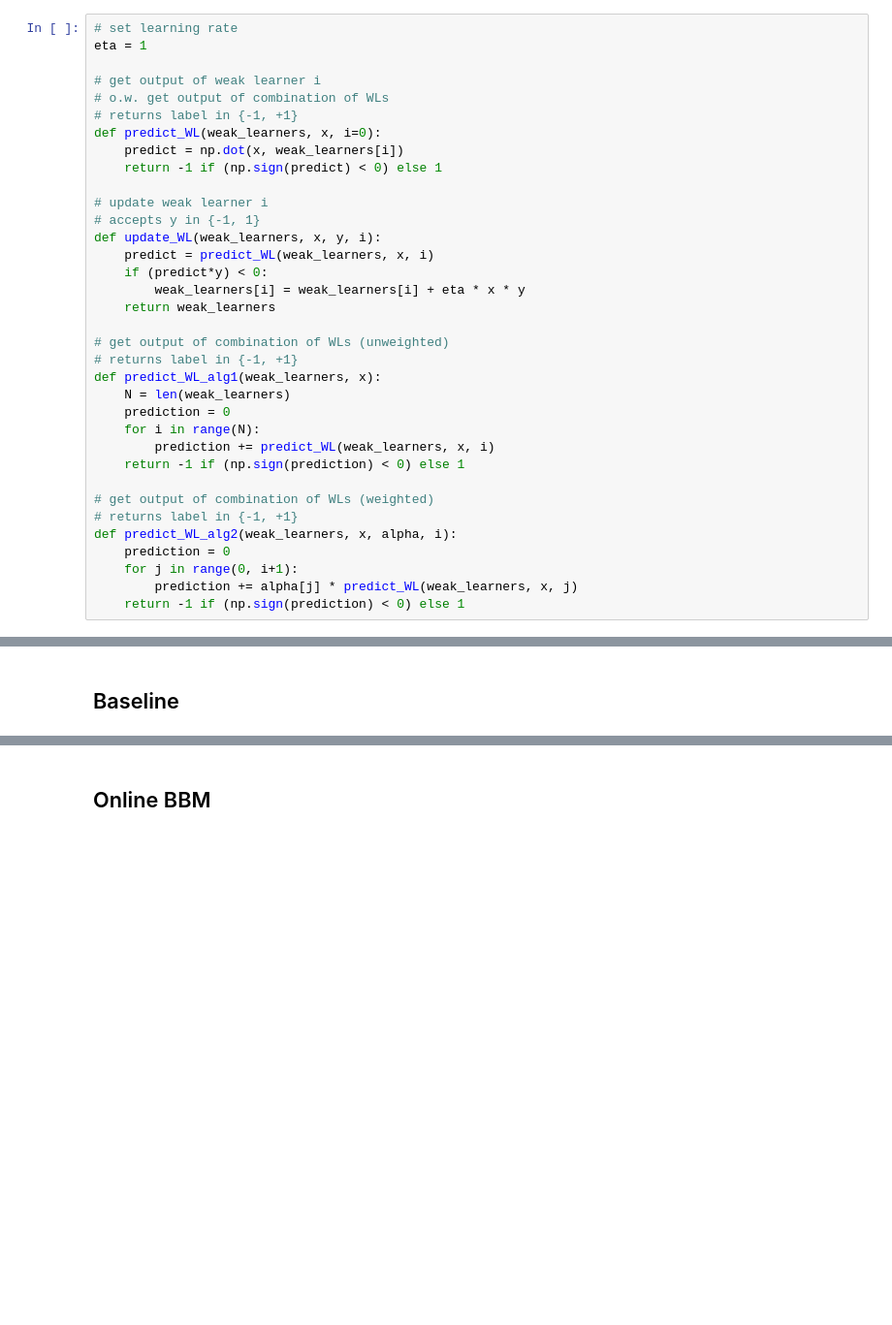
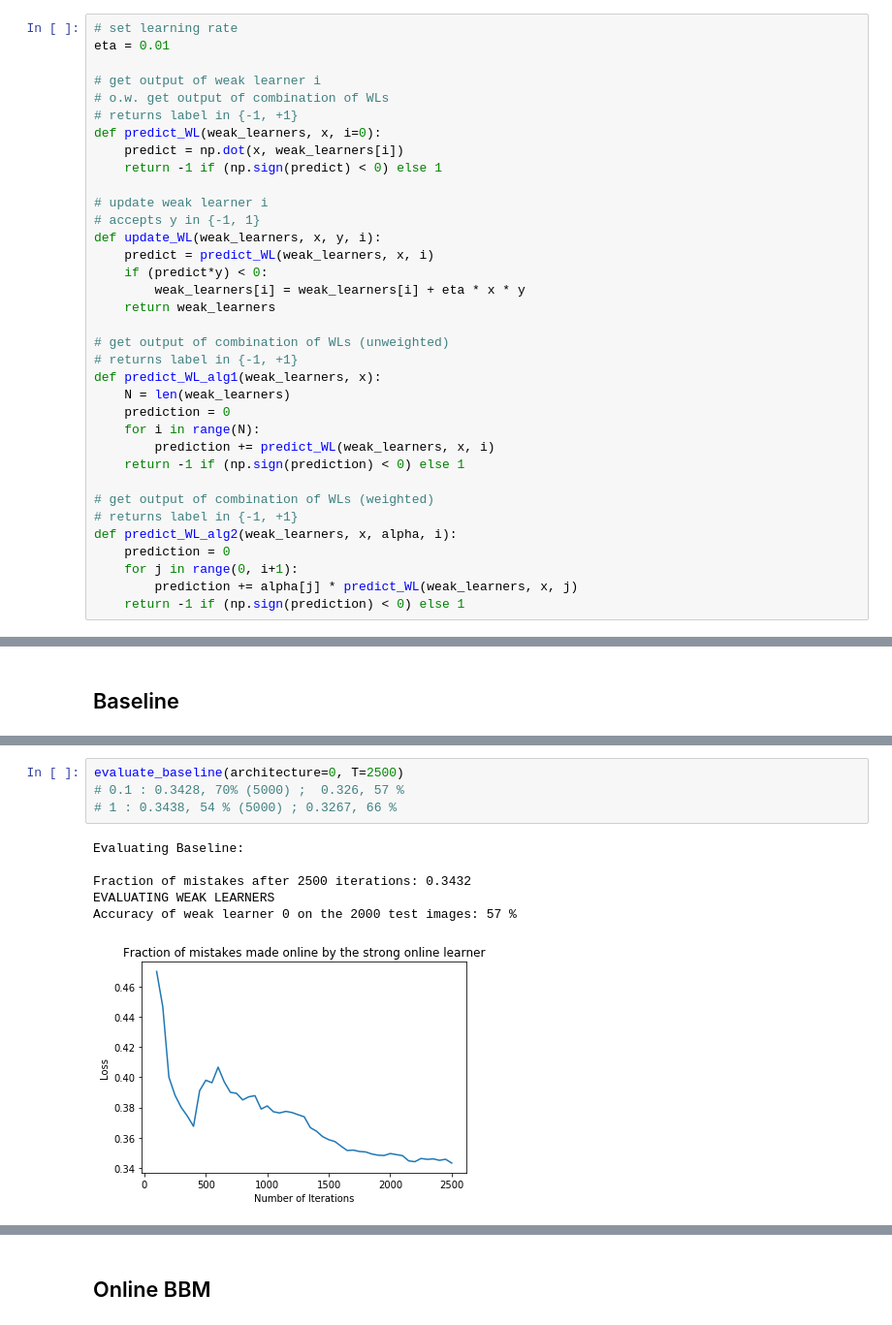
Before and after one commit to dqii/cos511_final_project, a Jupyter notebook: perc.ipynb, the cells around one changed output, grey strips where cells are left out. Shown: that part at 97% size. Drawn from its saved outputs; the diff is of its cells as text; blank space fills up the shorter version.

```diff
--- a/perc.ipynb
+++ b/perc.ipynb
@@ -136,7 +153,7 @@ truck   car truck truck   car   car truck   car
 # Weak Learner: Perceptron
 # %%
 # set learning rate
-eta = 1
+eta = 0.01
 
 # get output of weak learner i
 # o.w. get output of combination of WLs
@@ -445,0 +463,11 @@ Accuracy of weak learner 0 on the 2000 test images: 72 %
+# %%
+evaluate_baseline(architecture=0, T=2500)
+# 0.1 : 0.3428, 70% (5000) ;  0.326, 57 %
+# 1 : 0.3438, 54 % (5000) ; 0.3267, 66 %
+# %% [output]
+Evaluating Baseline:
+
+Fraction of mistakes after 2500 iterations: 0.3432
+EVALUATING WEAK LEARNERS
+Accuracy of weak learner 0 on the 2000 test images: 57 %
+[figure, added]
```
Also changed, not shown: parts of 23 cells of this notebook.
